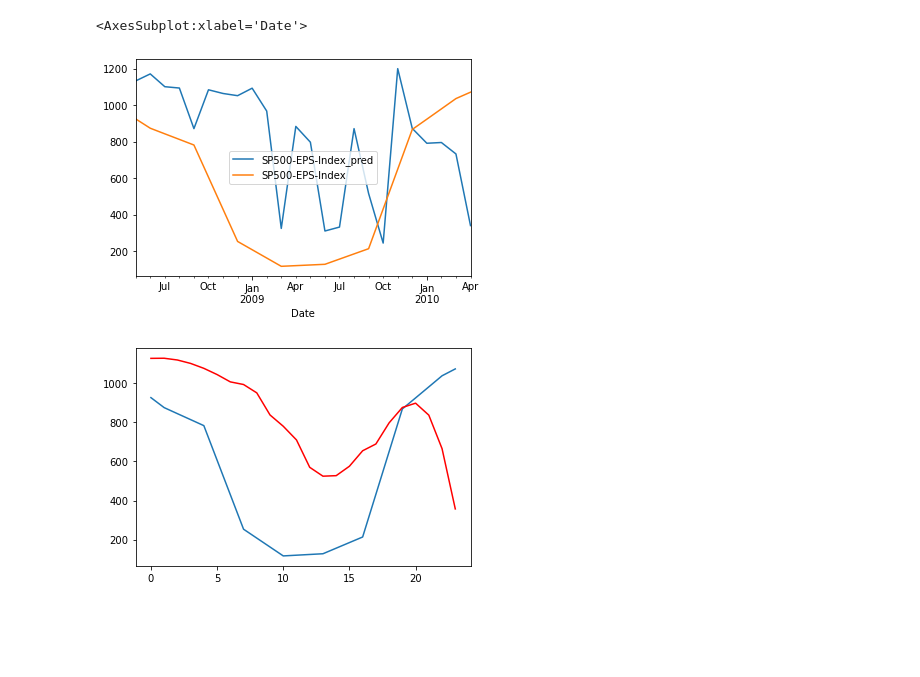
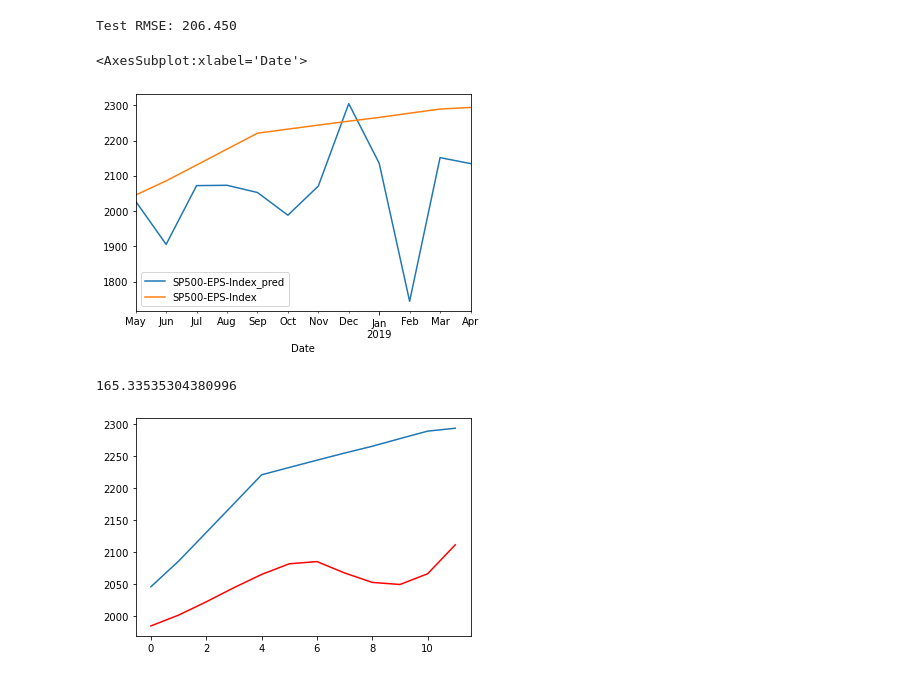
Before and after one commit to chenxd2/DSI-KPMG-Capstone, a Jupyter notebook: ensemble_cnn.ipynb, the cells around one changed output. Drawn from its saved outputs; the diff is of its cells as text; code cells hidden in the pictures; blank space fills up the shorter version.

```diff
--- a/ensemble_cnn.ipynb
+++ b/ensemble_cnn.ipynb
@@ -10,6 +10,10 @@ from keras.models import Sequential
 from keras.layers import Dense, Dropout, Flatten
 from keras import backend as K
 from keras.layers.convolutional import Conv2D, MaxPooling2D, AveragePooling2D
+import random
+import tensorflow as tf
+
+
 
 class AutoCNN():
 
@@ -98,7 +102,8 @@ class AutoCNN():
         scaled = scaler.fit_transform(self.data)
         pred_y_list = []
         true_y_list = []
-        n=1
+        n = 1
+        n_loop = 2
         for i in range(len(timearray)):
             pred_begin_date = timearray[i]
             lag = lags[i]
@@ -141,29 +146,29 @@ class AutoCNN():
             model.add(Flatten())
             model.add(Dense(45, activation='relu'))
             model.add(Dense(1))
-
-
             model.compile(optimizer='adam', loss=root_mean_squared_error)
 
-            result = model.fit(train_X_reshaped, train_y, verbose=0, validation_data=(test_X_reshaped, test_y), epochs=20)
-            pred_y = model.predict(test_X_reshaped)
-            pred_y = pred_y.reshape((len(pred_y), 1))
+            inv_yhat_list=[]
+            for j in range(n_loop):
+                result = model.fit(train_X_reshaped, train_y, verbose=0, validation_data=(test_X_reshaped, test_y), epochs=20,shuffle=False)
+                pred_y = model.predict(test_X_reshaped)
+                pred_y = pred_y.reshape((len(pred_y), 1))
 
-            if use_target:
-                inv_yhat = np.concatenate((pred_y, test_X[:, 1:features]), axis=1)
-            else:
-                inv_yhat = np.concatenate((pred_y, test_X[:, :features]), axis=1)
+                if use_target:
+                    inv_yhat = np.concatenate((pred_y, test_X[:, 1:features]), axis=1)
+                else:
+                    inv_yhat = np.concatenate((pred_y, test_X[:, :features]), axis=1)
 
-            inv_yhat = scaler.inverse_transform(inv_yhat)
-            inv_yhat = inv_yhat[:,0]
+                inv_yhat = scaler.inverse_transform(inv_yhat)
+                inv_yhat = inv_yhat[:,0]
+                inv_yhat_list.append(inv_yhat)
+            pred_y_list.append(np.average(inv_yhat_list))
+
             # invert scaling for actual
-
             test_y = test_y.reshape((len(test_y), 1))
             inv_y = np.concatenate((test_y, test_X[:, 1:self.n_features+1]), axis=1)
             inv_y = scaler.inverse_transform(inv_y)
             inv_y = inv_y[:,0]
-
-            pred_y_list.append(inv_yhat)
             true_y_list.append(inv_y[0])
 
         df_result = pd.DataFrame(pred_y_list, columns=[self.target + '_pred'])
@@ -190,17 +184,28 @@ Test RMSE: 488.568
 # %%
+seed_value= 42
+tf.random.set_seed(seed_value)
+d = np.arange ('2018-05', '2019-05', np.timedelta64 (1,'M'), dtype='datetime64')
+d=d.astype('datetime64[D]')
+lags = [12]*12
+leads = range(1,len(d)+1)
+cnn_model = AutoCNN(data_name='data_1107.xlsx', target_name='SP500-EPS-Index', drop_cols=[])
+cnn_model.run(timearray=d, use_target=True, lags=lags, leads=leads)
 cnn_model.df_result.plot()
 # %% [output]
-<AxesSubplot:xlabel='Date'>
+Test RMSE: 206.450
+<AxesSubplot:xlabel='Date'>
-[figure, old version]
+[figure, new version]
 # %%
 from scipy.signal import savgol_filter
 
 x = cnn_model.df_result['SP500-EPS-Index']
 y = cnn_model.df_result['SP500-EPS-Index_pred']
-yhat = savgol_filter(y, 13, 3) # window size 51, polynomial order 3
+yhat = savgol_filter(y, 11, 3) # window size 51, polynomial order 3
+print(np.sqrt(mean_squared_error(yhat, x)))
 
-plt.plot(range(24),x)
-plt.plot(range(24),yhat, color='red')
+plt.plot(range(12),x)
+plt.plot(range(12),yhat, color='red')
 plt.show()
 # %% [output]
+165.33535304380996
-[figure, old version]
+[figure, new version]
```
Also changed, not shown: parts of 1 cell of this notebook.
